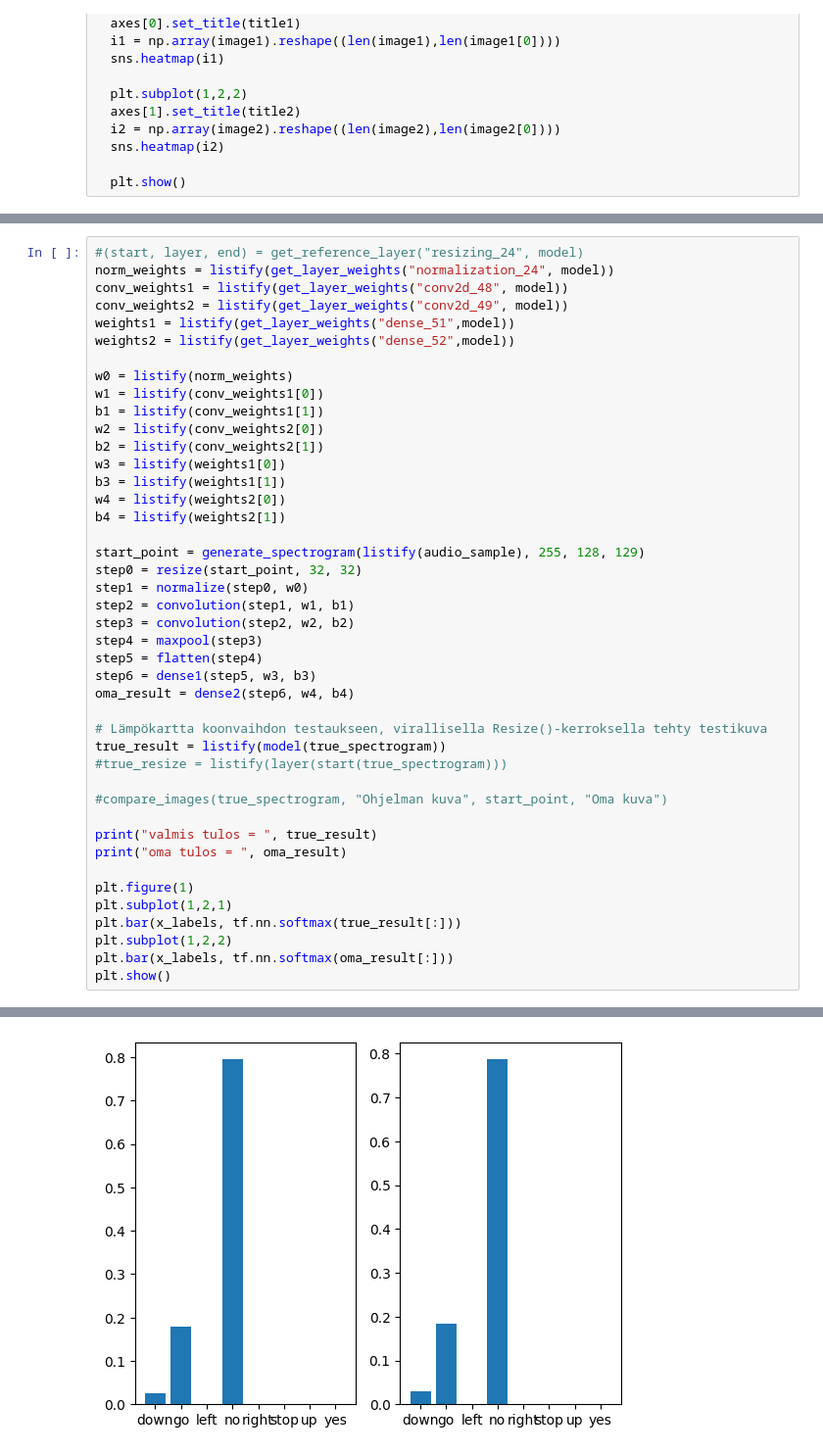
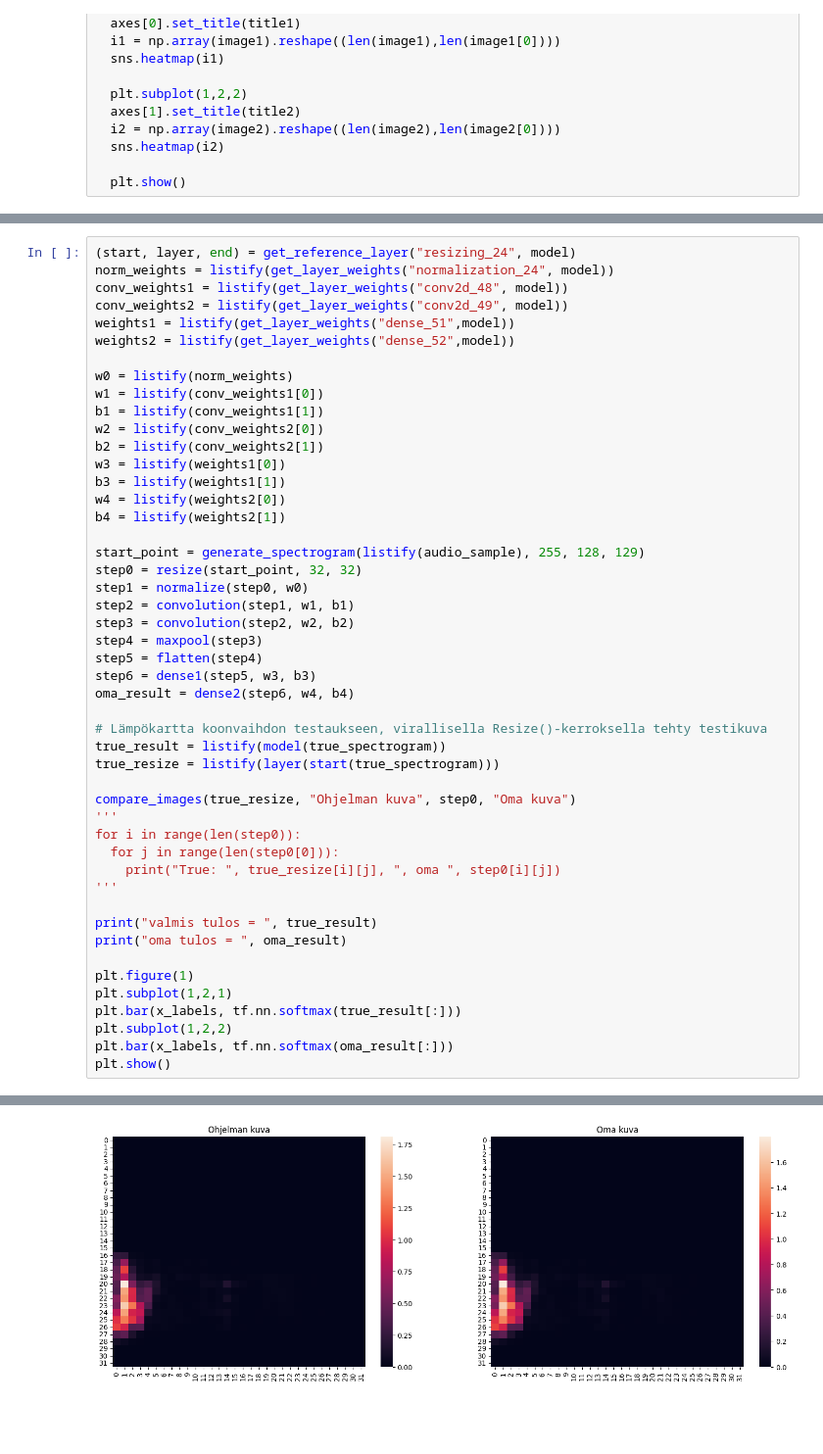
Before and after one commit to Nornalite/cnn_voice_recognition, a Jupyter notebook: Syksy2024_projektitehtava.ipynb, the cells around one changed output, grey strips where cells are left out. Shown: that part at 98% size. Saved outputs shown, nothing was run; the diff lists cells and outputs as text; blank space fills up the shorter version.

```diff
--- a/Syksy2024_projektitehtava.ipynb
+++ b/Syksy2024_projektitehtava.ipynb
@@ -432,7 +433,7 @@ def dense2(data, weights, bias):
   result = matmul(data, weights, bias)
   return result
 # %%
-#(start, layer, end) = get_reference_layer("resizing_24", model)
+(start, layer, end) = get_reference_layer("resizing_24", model)
 norm_weights = listify(get_layer_weights("normalization_24", model))
 conv_weights1 = listify(get_layer_weights("conv2d_48", model))
 conv_weights2 = listify(get_layer_weights("conv2d_49", model))
@@ -461,9 +462,14 @@ oma_result = dense2(step6, w4, b4)
 
 # Lämpökartta koonvaihdon testaukseen, virallisella Resize()-kerroksella tehty testikuva
 true_result = listify(model(true_spectrogram))
-#true_resize = listify(layer(start(true_spectrogram)))
+true_resize = listify(layer(start(true_spectrogram)))
 
-#compare_images(true_spectrogram, "Ohjelman kuva", start_point, "Oma kuva")
+compare_images(true_resize, "Ohjelman kuva", step0, "Oma kuva")
+'''
+for i in range(len(step0)):
+  for j in range(len(step0[0])):
+    print("True: ", true_resize[i][j], ", oma ", step0[i][j])
+'''
 
 print("valmis tulos = ", true_result)
 print("oma tulos = ", oma_result)
@@ -483 +487 @@ oma tulos =  [2.3524939836567875, 4.209031854255602, -3.912496228562086, 5.66283
-[figure, old version]
+[figure, new version]
```
Also changed, not shown: parts of 3 cells of this notebook.
